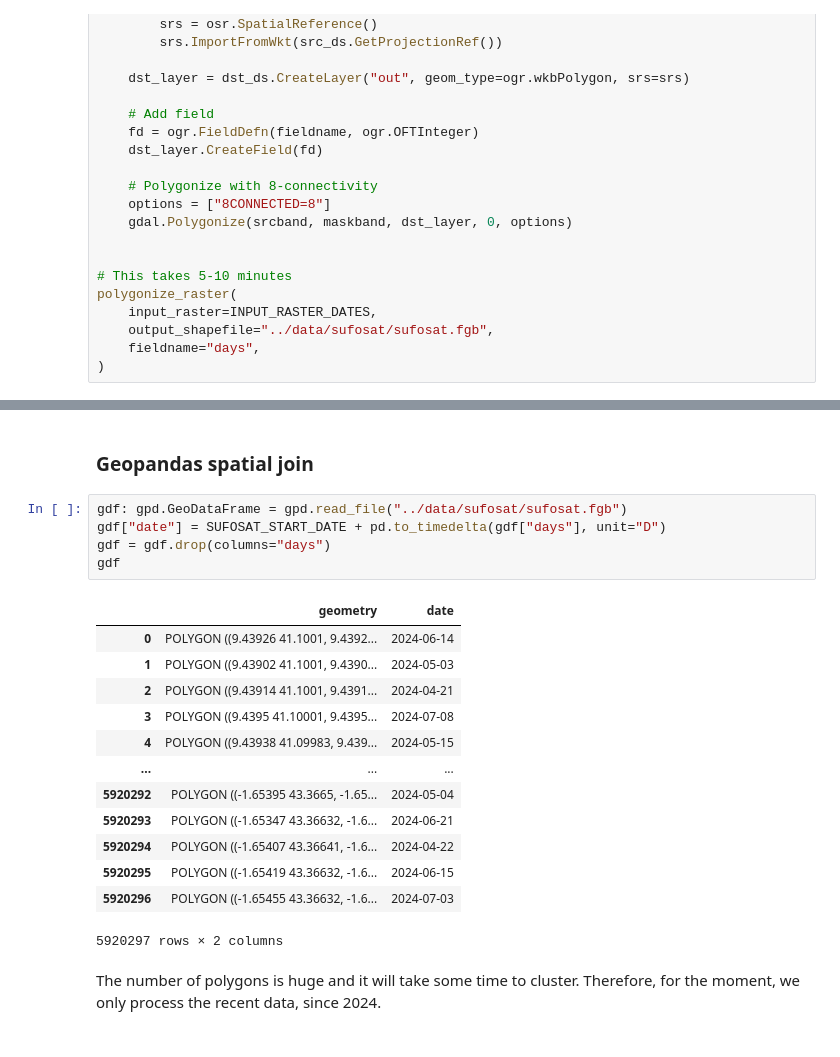
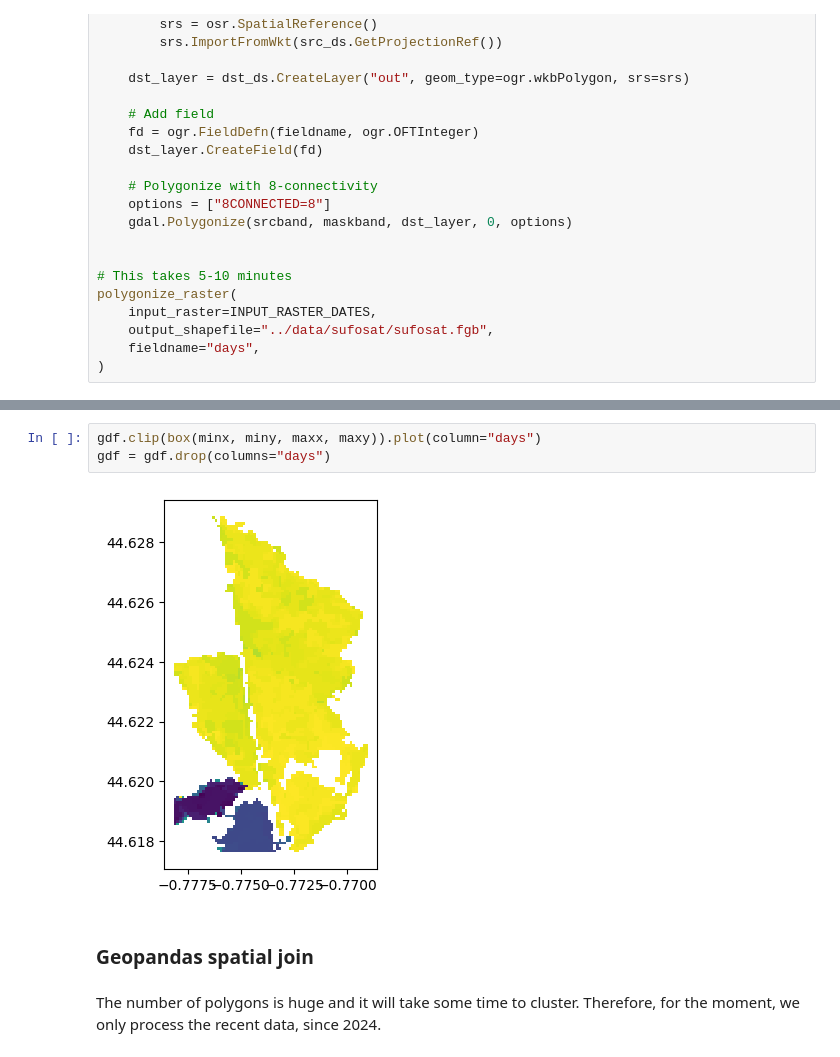
Before and after one commit to dataforgoodfr/13_brigade_coupes_rases, a Jupyter notebook: analytics/notebooks/prepare_sufosat_layer.ipynb, the cells around one changed output, grey strips where cells are left out. Drawn from its saved outputs; the diff is of its cells as text.

Commit message:
Buffered clear cut plot example

```diff
--- a/analytics/notebooks/prepare_sufosat_layer.ipynb
+++ b/analytics/notebooks/prepare_sufosat_layer.ipynb
@@ -293,24 +313,10 @@ polygonize_raster(
+# %%
+gdf.clip(box(minx, miny, maxx, maxy)).plot(column="days")
+gdf = gdf.drop(columns="days")
+# %% [output]
+[figure, added]
 # %% [markdown]
 ### Geopandas spatial join
-# %%
-gdf: gpd.GeoDataFrame = gpd.read_file("../data/sufosat/sufosat.fgb")
-gdf["date"] = SUFOSAT_START_DATE + pd.to_timedelta(gdf["days"], unit="D")
-gdf = gdf.drop(columns="days")
-gdf
-# %% [output]
-|  | geometry | date |
-| 0 | POLYGON ((9.43926 41.1001, 9.4392... | 2024-06-14 |
-| 1 | POLYGON ((9.43902 41.1001, 9.4390... | 2024-05-03 |
-| 2 | POLYGON ((9.43914 41.1001, 9.4391... | 2024-04-21 |
-| 3 | POLYGON ((9.4395 41.10001, 9.4395... | 2024-07-08 |
-| 4 | POLYGON ((9.43938 41.09983, 9.439... | 2024-05-15 |
-| ... | ... | ... |
-| 5920292 | POLYGON ((-1.65395 43.3665, -1.65... | 2024-05-04 |
-| 5920293 | POLYGON ((-1.65347 43.36632, -1.6... | 2024-06-21 |
-| 5920294 | POLYGON ((-1.65407 43.36641, -1.6... | 2024-04-22 |
-| 5920295 | POLYGON ((-1.65419 43.36632, -1.6... | 2024-06-15 |
-| 5920296 | POLYGON ((-1.65455 43.36632, -1.6... | 2024-07-03 |
-5920297 rows × 2 columns
 # %% [markdown]
 The number of polygons is huge and it will take some time to cluster. Therefore, for the moment, we only process the recent data, since 2024.
 # %%
```
Also changed, not shown: parts of 4 cells of this notebook.
